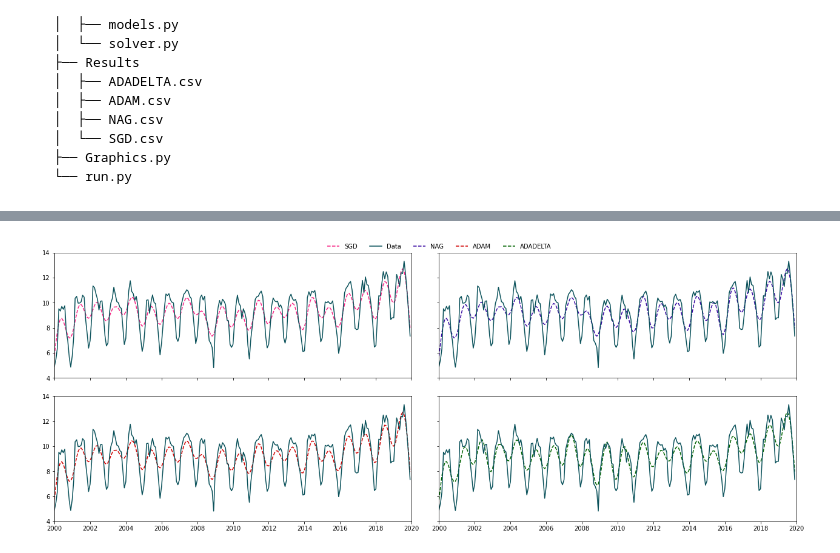
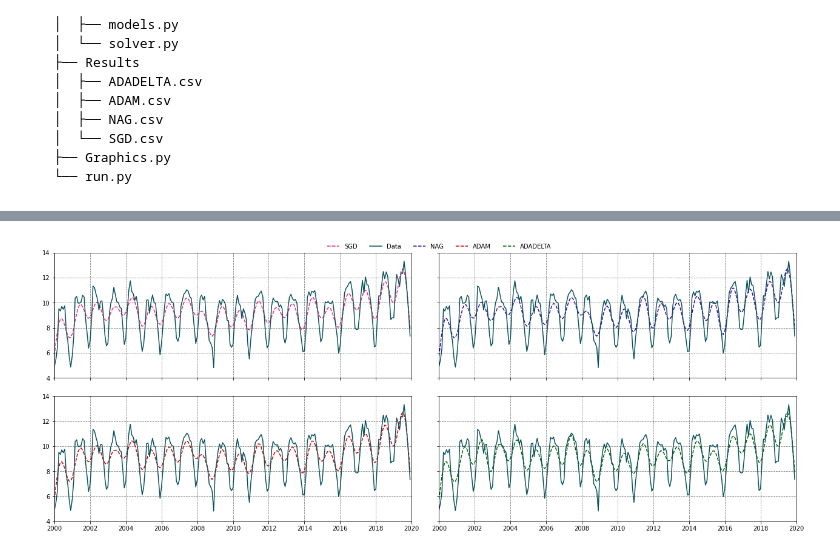
Before and after one commit to giovannilopez9808/CIMAT_segundo_semestre, a Jupyter notebook: Aprendizaje_Maquina_1/Tareas/Tarea_01/Tarea01_Giovanni_Gamaliel_Lopez_Padilla.ipynb, the cells around one changed output, grey strips where cells are left out. Cells and saved outputs as stored; diff of their text form; code cells hidden in the pictures.

Commit message:
Add grid

```diff
--- a/Aprendizaje_Maquina_1/Tareas/Tarea_01/Tarea01_Giovanni_Gamaliel_Lopez_Padilla.ipynb
+++ b/Aprendizaje_Maquina_1/Tareas/Tarea_01/Tarea01_Giovanni_Gamaliel_Lopez_Padilla.ipynb
@@ -527,31 +527,34 @@ for ax, model_name in zip(axs, params["models"]):
     filename = join(params["path results"],
                     filename)
     data_model = read_csv(filename)
     alpha = array(data_model["alpha"])
     mu = array(data_model["mu"])
     x = linspace(1, len(data), len(data))
     phi = function.phi(x, mu, params["sigma"])
     ax.plot(data.index,
             phi@alpha,
             label=model_name,
             ls="--",
             color=params["models"][model_name])
     ax.plot(data.index,
             data,
             label="Data",
             color="#0b525b")
+    ax.grid(ls="--",
+            color="#000000",
+            alpha=0.5)
 ax.set_xlim(to_datetime("2000-01-01"),
             to_datetime("2020-01-01"))
 ax.set_ylim(4, 14)
 lines_labels = [ax.get_legend_handles_labels() for ax in fig.axes]
 lines, labels = [sum(label, []) for label in zip(*lines_labels)]
 by_label = dict(zip(labels, lines))
 fig.legend(by_label.values(),
            by_label.keys(),
            frameon=False,
            ncol=5,
            bbox_to_anchor=(0.67, 1))
 plt.tight_layout(pad=2)
 plt.show()
 # %% [output]
-[figure, old version]
+[figure, new version]
```
Also changed, not shown: parts of 1 cell of this notebook, 4 other files.
